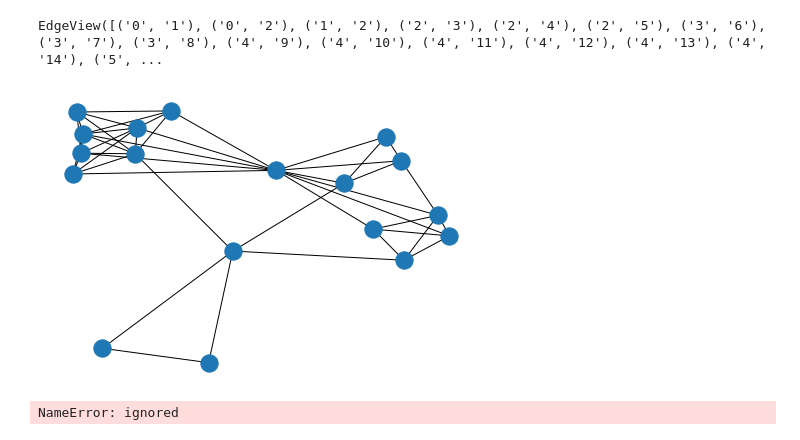
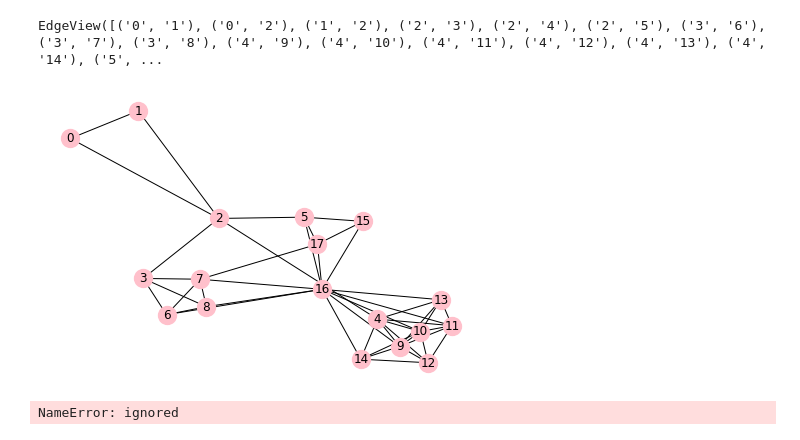
Before and after one commit to carloscarvajal1cc/Data_Vis, a Jupyter notebook: DVA3.ipynb, the cells around one changed output. Cells and saved outputs as stored; diff of their text form; code cells hidden in the pictures.

```diff
--- a/DVA3.ipynb
+++ b/DVA3.ipynb
@@ -37,9 +37,9 @@ import networkx as nx
 
 
 TacmeNetwork = nx.Graph()
-TacmeNetwork.add_edge('0','1', weight = 1, color='blue')
-TacmeNetwork.add_edge('0','2', weight = 1,color='blue')
-TacmeNetwork.add_edge('1','2', weight = 1,color='yellow')
+TacmeNetwork.add_edge('0','1', weight = 1, capacity=1, length=5, label = '1')
+TacmeNetwork.add_edge('0','2', weight = 1, color='blue')
+TacmeNetwork.add_edge('1','2', weight = 1, color='yellow')
 
 TacmeNetwork.add_edge('2','3', weight = 2)
 TacmeNetwork.add_edge('2','4', weight = 2)
@@ -209,9 +263,10 @@ TacmeNetwork.edges()
 # %% [output]
 EdgeView([('0', '1'), ('0', '2'), ('1', '2'), ('2', '3'), ('2', '4'), ('2', '5'), ('3', '6'), ('3', '7'), ('3', '8'), ('4', '9'), ('4', '10'), ('4', '11'), ('4', '12'), ('4', '13'), ('4', '14'), ('5', ...
 # %%
-nx.draw_spring(TacmeNetwork)
+nx.draw_spring(TacmeNetwork, with_labels=True, node_color='pink',
+                     linewidths=2)
 # %% [output]
-[figure, old version]
+[figure, new version]
 # %%
 edge_colors[0:7]
 # %% [output]
```
Also changed, not shown: parts of 30 cells of this notebook.
